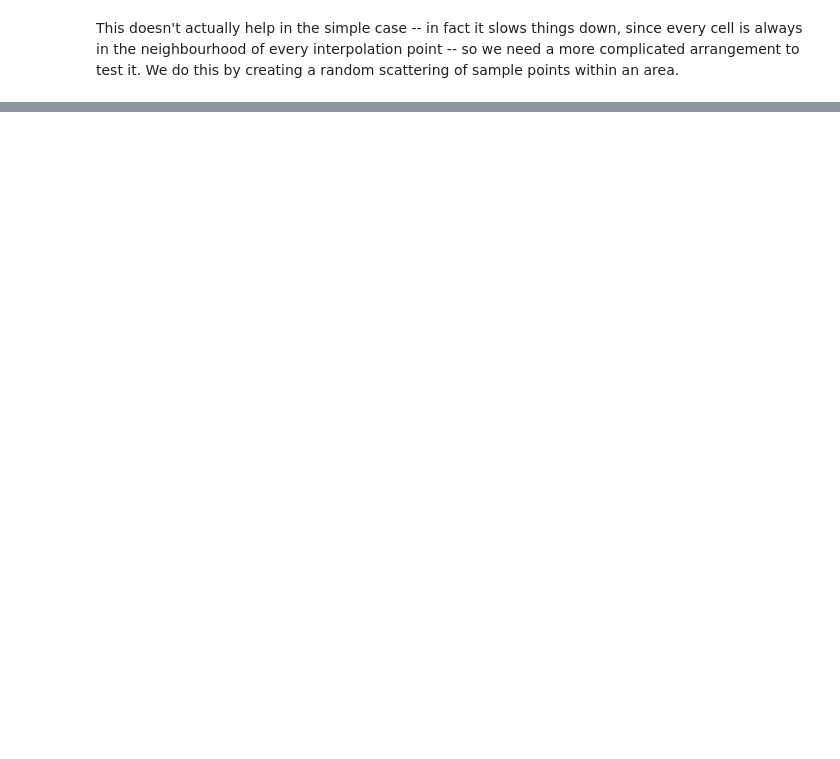
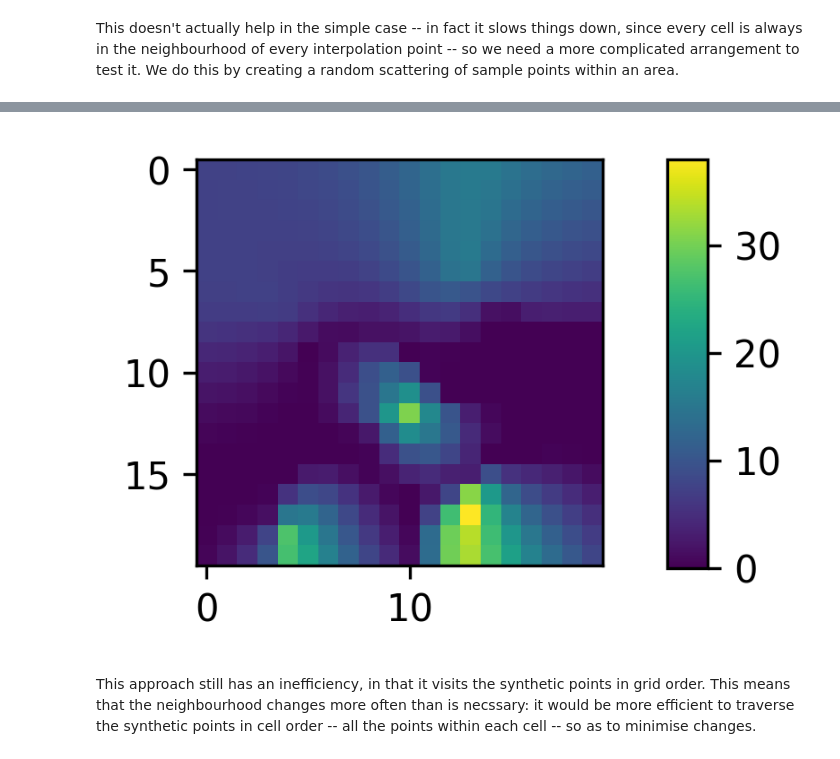
Before and after one commit to simoninireland/sensor-placement, a Jupyter notebook: nni.ipynb, the cells around one changed output, grey strips where cells are left out. Cells and saved outputs as stored; diff of their text form; code cells hidden in the pictures; blank space fills up the shorter version.

```diff
--- a/nni.ipynb
+++ b/nni.ipynb
@@ -358,0 +473,5 @@ _ = plt.colorbar(cax=cax)
+# %%
+%%timeit -n1 -r1
+
+df_precompute = natural_nearest_neighbour_precompute(df_complicated, boundary_shape,
+                                                     numpy.linspace(0.0, 1.0, num=20), numpy.linspace(0.0, 1.0, num=20))
@@ -358,0 +480,10 @@ _ = plt.colorbar(cax=cax)
+# %%
+fig = plt.figure(figsize=(2, 2))
+plt.imshow(interpolation_to_image(df_precompute), norm=Normalize(min(df_precompute.rainfall),
+                                                                 max(df_precompute.rainfall)))
+cax = plt.axes([1.01, 0.12, 0.075, 0.76])
+_ = plt.colorbar(cax=cax)
+# %% [output]
+[figure, added]
+# %% [markdown]
+This approach still has an inefficiency, in that it visits the synthetic points in grid order. This means that the neighbourhood changes more often than is necssary: it would be more efficient to traverse the synthetic points in cell order -- all the points within each cell -- so as to minimise changes.
```
Also changed, not shown: parts of 32 cells of this notebook.
